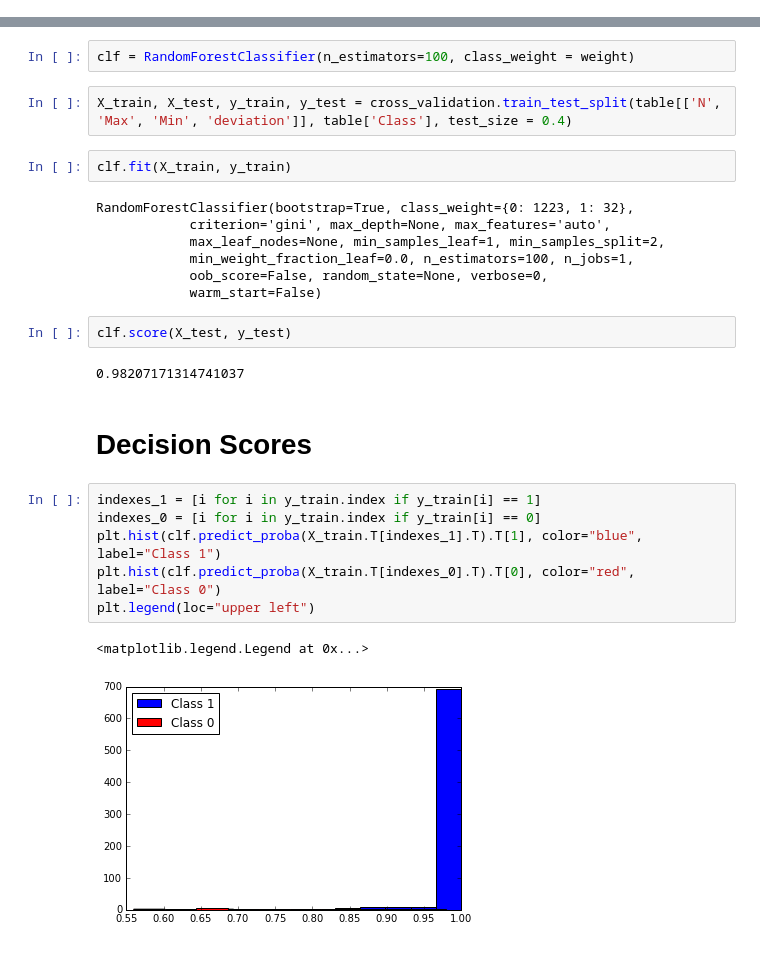
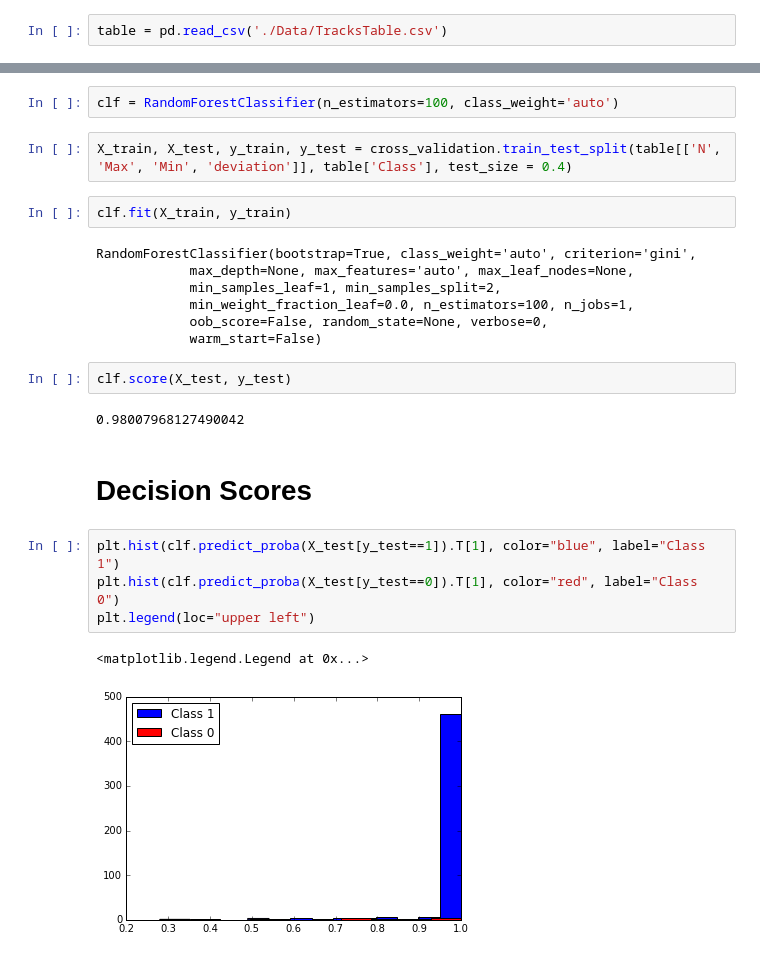
Before and after one commit to yandexdataschool/ship_tracks_recognition, a Jupyter notebook: notebooks/Classifier.ipynb, the cells around one changed output, grey strips where cells are left out. Cells and saved outputs as stored; diff of their text form.

```diff
--- a/notebooks/Classifier.ipynb
+++ b/notebooks/Classifier.ipynb
@@ -80,6 +97,8 @@ table.head()
 table.to_csv('./Data/TracksTable.csv')
 # %% [markdown]
 # Show efficiency of classifier
+# %%
+table = pd.read_csv('./Data/TracksTable.csv')
 # %%
 from sklearn.ensemble import RandomForestClassifier
 from sklearn import cross_validation
@@ -90,28 +105,26 @@ weight[1] = 32
 # %%
-clf = RandomForestClassifier(n_estimators=100, class_weight = weight)
+clf = RandomForestClassifier(n_estimators=100, class_weight='auto')
 # %%
 X_train, X_test, y_train, y_test = cross_validation.train_test_split(table[['N', 'Max', 'Min', 'deviation']], table['Class'], test_size = 0.4)
 # %%
 clf.fit(X_train, y_train)
 # %% [output]
-RandomForestClassifier(bootstrap=True, class_weight={0: 1223, 1: 32},
-            criterion='gini', max_depth=None, max_features='auto',
-            max_leaf_nodes=None, min_samples_leaf=1, min_samples_split=2,
+RandomForestClassifier(bootstrap=True, class_weight='auto', criterion='gini',
+            max_depth=None, max_features='auto', max_leaf_nodes=None,
+            min_samples_leaf=1, min_samples_split=2,
             min_weight_fraction_leaf=0.0, n_estimators=100, n_jobs=1,
             oob_score=False, random_state=None, verbose=0,
             warm_start=False)
 # %%
 clf.score(X_test, y_test)
 # %% [output]
-0.98207171314741037
+0.98007968127490042
 # %% [markdown]
 # Decision Scores
 # %%
-indexes_1 = [i for i in y_train.index if y_train[i] == 1]
-indexes_0 = [i for i in y_train.index if y_train[i] == 0]
-plt.hist(clf.predict_proba(X_train.T[indexes_1].T).T[1], color="blue", label="Class 1")
-plt.hist(clf.predict_proba(X_train.T[indexes_0].T).T[0], color="red", label="Class 0")
+plt.hist(clf.predict_proba(X_test[y_test==1]).T[1], color="blue", label="Class 1")
+plt.hist(clf.predict_proba(X_test[y_test==0]).T[1], color="red", label="Class 0")
 plt.legend(loc="upper left")
 # %% [output]
 <matplotlib.legend.Legend at 0x...>
-[figure, old version]
+[figure, new version]
```
Also changed, not shown: parts of 29 cells of this notebook, 1 other file.
